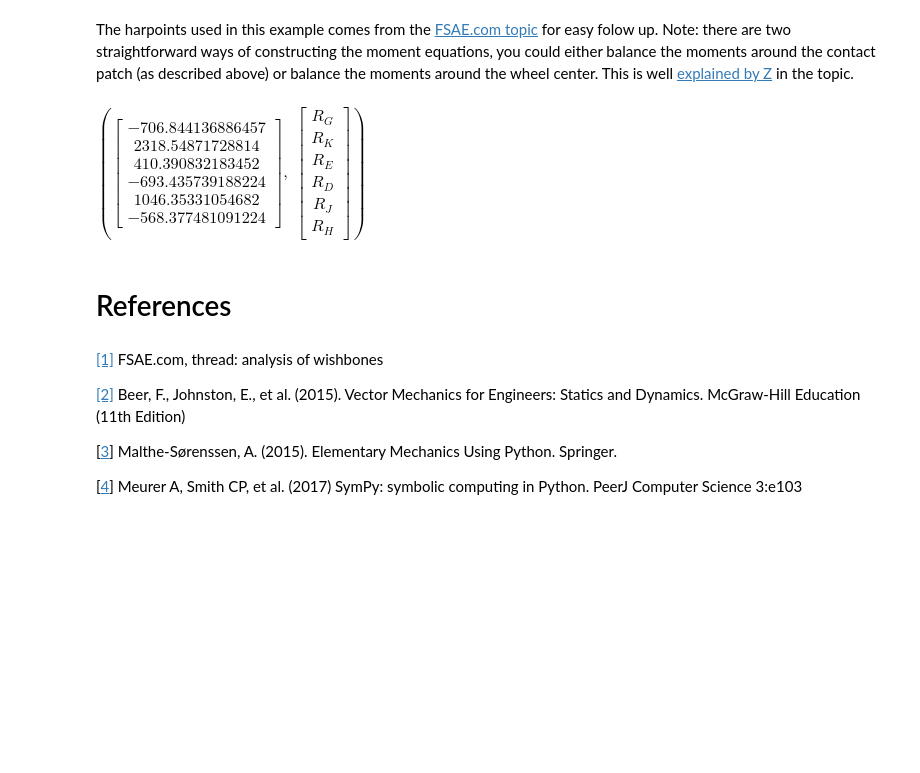
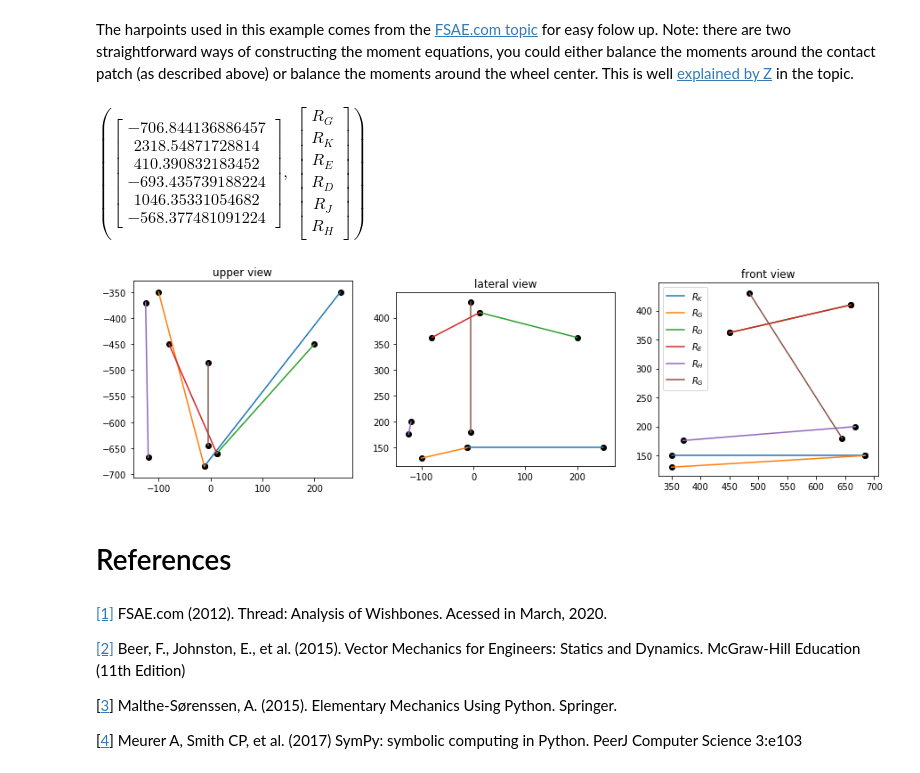
Before and after one commit to adrianoschommer/static_equilibrium_suspension, a Jupyter notebook: static_equilibrium_wishbone_suspension.ipynb, the cells around one changed output. Cells and saved outputs as stored; diff of their text form; code cells hidden in the pictures; blank space fills up the shorter version.

Commit message:
plot and coordinates function
functions of plot and coordinates were added. suspension hardpoints are shown in lateral, front and upper view.

```diff
--- a/static_equilibrium_wishbone_suspension.ipynb
+++ b/static_equilibrium_wishbone_suspension.ipynb
@@ -102,34 +183,34 @@ The harpoints used in this example comes from the [FSAE.com topic](http://www.fs
 # %%
 # force vector [N]
-F = np.array([1000, -1000, 1000])
+force_vector = np.array([1000, -1000, 1000])
 
 # Suspension hardpoints x,y,z coordinates [mm]
 O = np.array([0, 750, 0]) # origin
 A = np.array([-12, 685, 150])
 B = np.array([12, 660, 410])
 Q = np.array([-120, 668, 200])
 D = np.array([200, 450, 362])
 E = np.array([-80, 450, 362])
 K = np.array([250, 350, 150])
 G = np.array([-100, 350, 130])
 H = np.array([-125, 370, 176])
 I = np.array([-5, 645, 180])
 J = np.array([-5, 485, 430])
 
-# Unit vectors
-u_1 = Matrix(G - A).normalized()
-u_2 = Matrix(K - A).normalized()
-u_3 = Matrix(E - B).normalized()
-u_4 = Matrix(D - B).normalized()
-u_5 = Matrix(J - I).normalized()
-u_6 = Matrix(H - Q).normalized()
-unit_vectors = [u_1, u_2, u_3, u_4, u_5, u_6]
+coordinates = O, A, B, Q, D, E, K, G, H, I, J
 
-# r vectors
-r_OG= Matrix(G - O)
-r_OE = Matrix(E - O)
-r_OD = Matrix(D - O)
-r_OK = Matrix(K - O)
-r_OH = Matrix(H - O)
-r_OJ = Matrix(J - O)
-r_vectors = [r_OG, r_OK, r_OE, r_OD, r_OJ, r_OH]
+fig = plt.figure(figsize=(15, 15/3))
+ax0, ax1, ax2 = fig.subplots(ncols=3)
+
+plot_vector(K, A, 'r', '$R_K$')
+plot_vector(G, A, 'r', '$R_G$')
+plot_vector(D, B, 'b', '$R_D$')
+plot_vector(E, B, 'b', '$R_E$')
+plot_vector(H, Q, 'g', '$R_H$')
+plot_vector(J, I, 'purple', '$R_G$')
+
+results = susp_forces(coordinates, force_vector)
+results
+# %% [output]
+$\displaystyle \left( \left[\begin{matrix}-706.844136886457\\2318.54871728814\\410.390832183452\\-693.435739188224\\1046.35331054682\\-568.377481091224\end{matrix}\right], \  \left[\begin{matrix}R_{G}\\R_{K}\\R_{E}\\R_{D}\\R_{J}\\R_{H}\end{matrix}\right]\right)$
+[figure, added]
@@ -151,16 +217,7 @@ B = Matrix([F[0], F[1], F[2], 0, 0, 0])
-# %%
-# Solve x for A and B
-x = A.inv()*B
-
-# Printing reaction forces in [N]
-R_G, R_K, R_E, R_D, R_J, R_H  = np.array(symbols('R_G R_K R_E R_D R_J R_H'))
-x, Matrix([[R_G], [R_K], [R_E], [R_D], [R_J], [R_H]])
-# %% [output]
-$\displaystyle \left( \left[\begin{matrix}-706.844136886457\\2318.54871728814\\410.390832183452\\-693.435739188224\\1046.35331054682\\-568.377481091224\end{matrix}\right], \  \left[\begin{matrix}R_{G}\\R_{K}\\R_{E}\\R_{D}\\R_{J}\\R_{H}\end{matrix}\right]\right)$
 # %% [markdown]
 # References
 # %% [markdown]
-[[1]](http://www.fsae.com/forums/showthread.php?11179-analysis-of-wishbones) FSAE.com, thread: analysis of wishbones
+[[1]](http://www.fsae.com/forums/showthread.php?11179-analysis-of-wishbones) FSAE.com (2012). Thread: Analysis of Wishbones. Acessed in March, 2020.
 
 [[2]](https://www.amazon.com/Vector-Mechanics-Engineers-Statics-Dynamics/dp/0073398241) Beer, F., Johnston, E., et al. (2015). Vector Mechanics for Engineers: Statics and Dynamics. McGraw-Hill Education (11th Edition)
 
```
Also changed, not shown: parts of 4 cells of this notebook.
